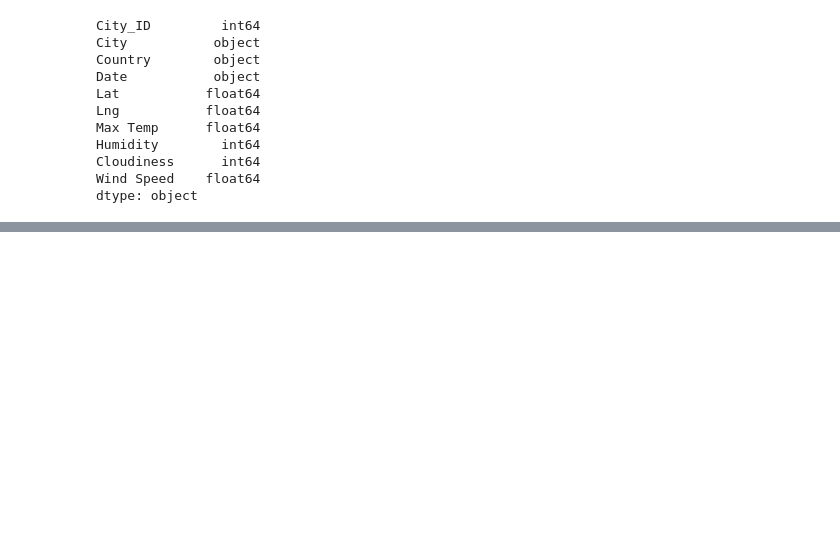
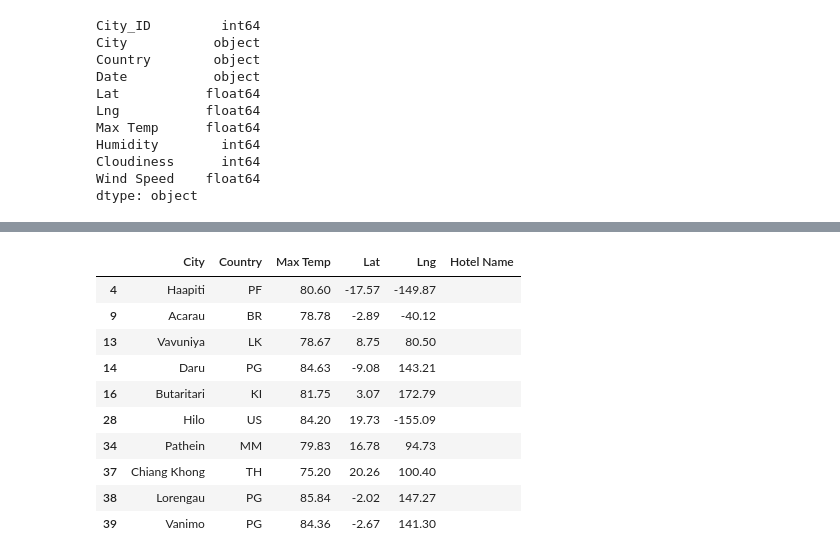
Before and after one commit to KatiuscaQ/World_Weather_Analysis, a Jupyter notebook: VacationPy.ipynb, the cells around one changed output, grey strips where cells are left out. Drawn from its saved outputs; the diff is of its cells as text; code cells hidden in the pictures; blank space fills up the shorter version.

```diff
--- a/VacationPy.ipynb
+++ b/VacationPy.ipynb
@@ -97,0 +160,17 @@ max_temp = float(input("What is the maximum temperature you would like for your
+# %%
+# Create DataFrame called hotel_df to store hotel names along with city, country, max temp, and coordinates.
+hotel_df = preferred_cities_df[["City", "Country", "Max Temp", "Lat", "Lng"]].copy()
+hotel_df["Hotel Name"] = ""
+hotel_df.head(10)
+# %% [output]
+|  | City | Country | Max Temp | Lat | Lng | Hotel Name |
+| 4 | Haapiti | PF | 80.60 | -17.57 | -149.87 |  |
+| 9 | Acarau | BR | 78.78 | -2.89 | -40.12 |  |
+| 13 | Vavuniya | LK | 78.67 | 8.75 | 80.50 |  |
+| 14 | Daru | PG | 84.63 | -9.08 | 143.21 |  |
+| 16 | Butaritari | KI | 81.75 | 3.07 | 172.79 |  |
+| 28 | Hilo | US | 84.20 | 19.73 | -155.09 |  |
+| 34 | Pathein | MM | 79.83 | 16.78 | 94.73 |  |
+| 37 | Chiang Khong | TH | 75.20 | 20.26 | 100.40 |  |
+| 38 | Lorengau | PG | 85.84 | -2.02 | 147.27 |  |
+| 39 | Vanimo | PG | 84.36 | -2.67 | 141.30 |  |
```
Also changed, not shown: parts of 10 cells of this notebook, 2 other files.
